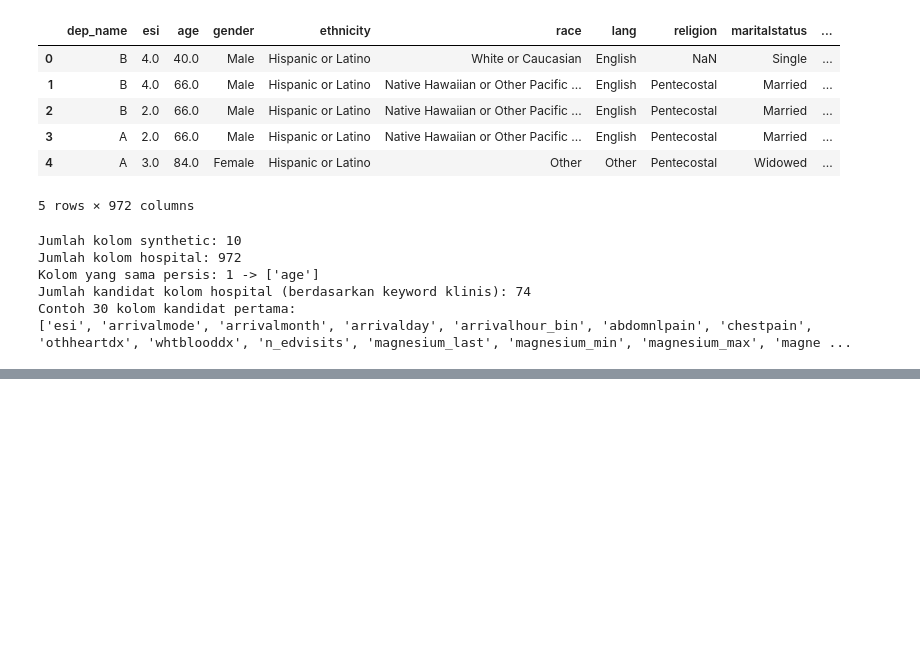
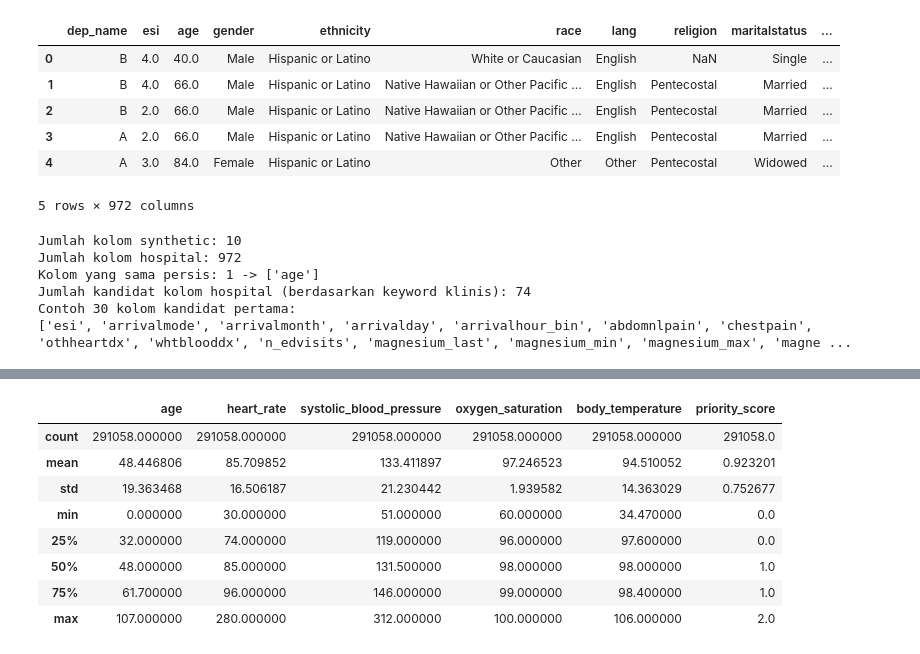
Before and after one commit to mziccoalfarozi-source/hackathon1, a Jupyter notebook: ai-engine/data_prep.ipynb, the cells around one changed output, grey strips where cells are left out. Drawn from its saved outputs; the diff is of its cells as text; code cells hidden in the pictures; blank space fills up the shorter version.

```diff
--- a/ai-engine/data_prep.ipynb
+++ b/ai-engine/data_prep.ipynb
@@ -158,3 +158,93 @@ Kolom yang sama persis: 1 -> ['age']
 Jumlah kandidat kolom hospital (berdasarkan keyword klinis): 74
 Contoh 30 kolom kandidat pertama:
 ['esi', 'arrivalmode', 'arrivalmonth', 'arrivalday', 'arrivalhour_bin', 'abdomnlpain', 'chestpain', 'othheartdx', 'whtblooddx', 'n_edvisits', 'magnesium_last', 'magnesium_min', 'magnesium_max', 'magne ...
+# %%
+from pathlib import Path
+import pandas as pd
+
+# Load dataset dari file hasil proses sebelumnya
+hospital_csv_path = Path("../Dataset/Hospital Triage and Patient History/hospital_triage_clean.csv")
+synthetic_candidates = [
+    Path("../Dataset/Synthetic Medical Triage/synthetic_medical_triage_priority_dataset.csv"),
+    Path("../Dataset/Synthetic Medical Triage Priority Dataset/synthetic_medical_triage.csv"),
+]
+synthetic_csv_path = next((path for path in synthetic_candidates if path.exists()), None)
+
+if synthetic_csv_path is None:
+    raise FileNotFoundError("Dataset sintetis tidak ditemukan di path kandidat manapun.")
+if not hospital_csv_path.exists():
+    raise FileNotFoundError(f"Dataset hospital tidak ditemukan: {hospital_csv_path.resolve()}")
+
+df_synthetic = pd.read_csv(synthetic_csv_path)
+df_hospital = pd.read_csv(hospital_csv_path)
+
+# Seleksi fitur dan standardisasi nama kolom agar seragam
+df_synthetic = df_synthetic[[
+    "age",
+    "heart_rate",
+    "systolic_blood_pressure",
+    "oxygen_saturation",
+    "body_temperature",
+    "triage_level",
+]].copy()
+
+df_hospital = df_hospital[[
+    "age",
+    "triage_vital_hr",
+    "triage_vital_sbp",
+    "triage_vital_o2",
+    "triage_vital_temp",
+    "esi",
+]].copy()
+
+df_hospital = df_hospital.rename(columns={
+    "triage_vital_hr": "heart_rate",
+    "triage_vital_sbp": "systolic_blood_pressure",
+    "triage_vital_o2": "oxygen_saturation",
+    "triage_vital_temp": "body_temperature",
+})
+
+# Harmonisasi label prioritas
+df_synthetic["priority_score"] = df_synthetic["triage_level"].map({0: 0, 1: 1, 2: 2}).astype("Int64")
+df_hospital["priority_score"] = df_hospital["esi"].map({1: 2, 2: 2, 3: 1, 4: 0, 5: 0}).astype("Int64")
+
+# Buang kolom label asal setelah harmonisasi
+df_synthetic = df_synthetic.drop(columns=["triage_level"])
+df_hospital = df_hospital.drop(columns=["esi"])
+
+# Gabungkan kedua dataframe
+df_final = pd.concat([df_synthetic, df_hospital], ignore_index=True)
+
+# Cleaning: hapus baris dengan missing values di kolom vital signs dan label
+vital_columns = ["age", "heart_rate", "systolic_blood_pressure", "oxygen_saturation", "body_temperature", "priority_score"]
+before_rows = len(df_final)
+df_final = df_final.dropna(subset=vital_columns).copy()
+after_rows = len(df_final)
+
+print(f"Synthetic loaded dari: {synthetic_csv_path.resolve()}")
+print(f"Hospital loaded dari: {hospital_csv_path.resolve()}")
+print(f"Baris sebelum cleaning: {before_rows}")
+print(f"Baris sesudah cleaning: {after_rows}")
+print(f"Baris terhapus karena missing vital signs/label: {before_rows - after_rows}")
+
+# Simpan hasil akhir
+final_csv_path = Path("../Dataset/final_triage_dataset.csv")
+df_final.to_csv(final_csv_path, index=False)
+print(f"df_final disimpan ke: {final_csv_path.resolve()}")
+
+# Validasi file output
+if not final_csv_path.exists() or final_csv_path.stat().st_size == 0:
+    raise RuntimeError("Gagal menyimpan final_triage_dataset.csv")
+
+print("\n=== df_final.info() ===")
+df_final.info()
+
+print("\n=== df_final.isna().sum() ===")
+print(df_final.isna().sum())
+
+print("\n=== Ringkasan Statistik df_final ===")
+display(df_final.describe(include="all"))
+
+print("\n=== Distribusi priority_score ===")
+print(df_final["priority_score"].value_counts(dropna=False).sort_index())
+# %% [output]
@@ -160,0 +268,9 @@ Contoh 30 kolom kandidat pertama:
+|  | age | heart_rate | systolic_blood_pressure | oxygen_saturation | body_temperature | priority_score |
+| count | 291058.000000 | 291058.000000 | 291058.000000 | 291058.000000 | 291058.000000 | 291058.0 |
+| mean | 48.446806 | 85.709852 | 133.411897 | 97.246523 | 94.510052 | 0.923201 |
+| std | 19.363468 | 16.506187 | 21.230442 | 1.939582 | 14.363029 | 0.752677 |
+| min | 0.000000 | 30.000000 | 51.000000 | 60.000000 | 34.470000 | 0.0 |
+| 25% | 32.000000 | 74.000000 | 119.000000 | 96.000000 | 97.600000 | 0.0 |
+| 50% | 48.000000 | 85.000000 | 131.500000 | 98.000000 | 98.000000 | 1.0 |
+| 75% | 61.700000 | 96.000000 | 146.000000 | 99.000000 | 98.400000 | 1.0 |
+| max | 107.000000 | 280.000000 | 312.000000 | 100.000000 | 106.000000 | 2.0 |
```
Also changed, not shown: parts of 8 cells of this notebook, 4 other files.
